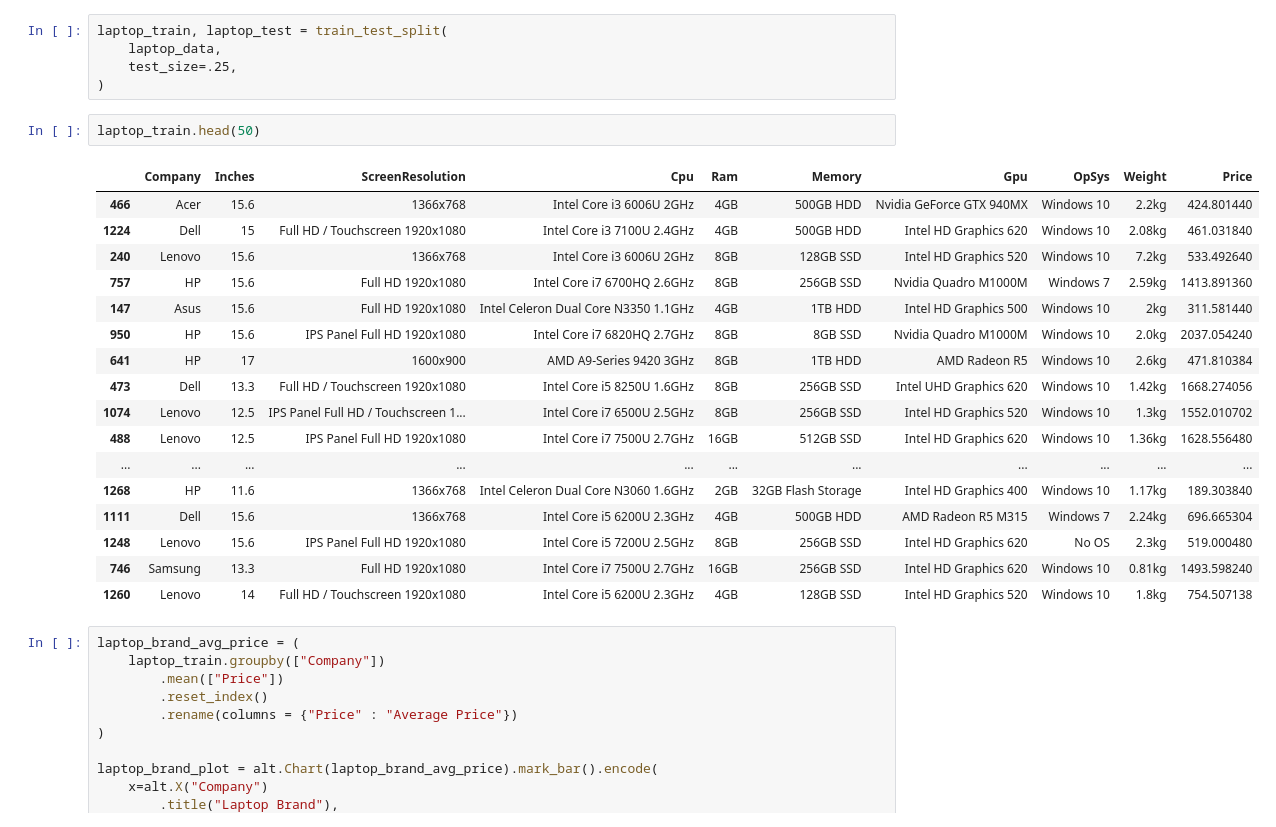
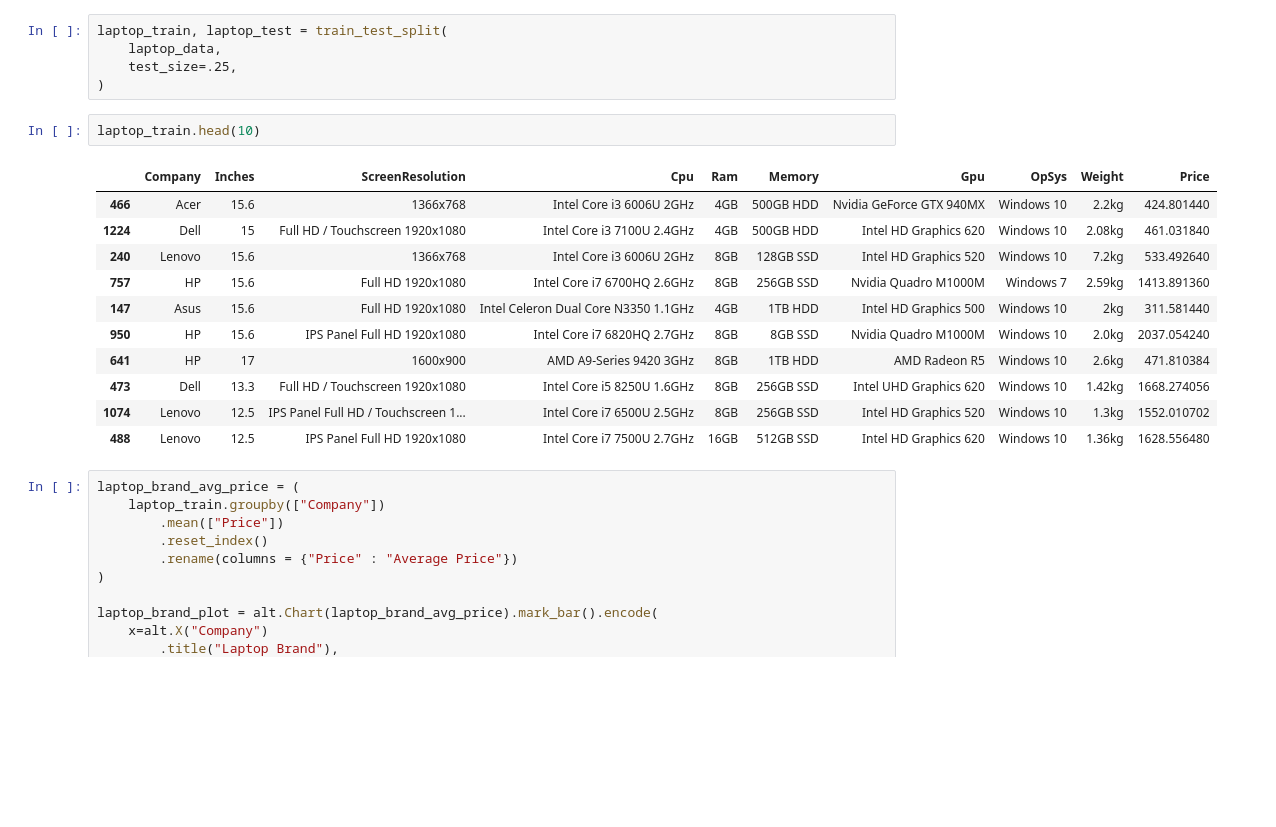
Before and after one commit to fyip3/ds_project, a Jupyter notebook: code/Proposal/Proposal.ipynb, the cells around one changed output. Saved outputs shown, nothing was run; the diff lists cells and outputs as text; blank space fills up the shorter version.

```diff
--- a/code/Proposal/Proposal.ipynb
+++ b/code/Proposal/Proposal.ipynb
@@ -80,25 +64,19 @@ laptop_train, laptop_test = train_test_split(
     test_size=.25,
 )
 # %%
-laptop_train.head(50)
+laptop_train.head(10)
 # %% [output]
 |  | Company | Inches | ScreenResolution | Cpu | Ram | Memory | Gpu | OpSys | Weight | Price |
 | 466 | Acer | 15.6 | 1366x768 | Intel Core i3 6006U 2GHz | 4GB | 500GB HDD | Nvidia GeForce GTX 940MX | Windows 10 | 2.2kg | 424.801440 |
 | 1224 | Dell | 15 | Full HD / Touchscreen 1920x1080 | Intel Core i3 7100U 2.4GHz | 4GB | 500GB HDD | Intel HD Graphics 620 | Windows 10 | 2.08kg | 461.031840 |
 | 240 | Lenovo | 15.6 | 1366x768 | Intel Core i3 6006U 2GHz | 8GB | 128GB SSD | Intel HD Graphics 520 | Windows 10 | 7.2kg | 533.492640 |
 | 757 | HP | 15.6 | Full HD 1920x1080 | Intel Core i7 6700HQ 2.6GHz | 8GB | 256GB SSD | Nvidia Quadro M1000M | Windows 7 | 2.59kg | 1413.891360 |
 | 147 | Asus | 15.6 | Full HD 1920x1080 | Intel Celeron Dual Core N3350 1.1GHz | 4GB | 1TB HDD | Intel HD Graphics 500 | Windows 10 | 2kg | 311.581440 |
 | 950 | HP | 15.6 | IPS Panel Full HD 1920x1080 | Intel Core i7 6820HQ 2.7GHz | 8GB | 8GB SSD | Nvidia Quadro M1000M | Windows 10 | 2.0kg | 2037.054240 |
 | 641 | HP | 17 | 1600x900 | AMD A9-Series 9420 3GHz | 8GB | 1TB HDD | AMD Radeon R5 | Windows 10 | 2.6kg | 471.810384 |
 | 473 | Dell | 13.3 | Full HD / Touchscreen 1920x1080 | Intel Core i5 8250U 1.6GHz | 8GB | 256GB SSD | Intel UHD Graphics 620 | Windows 10 | 1.42kg | 1668.274056 |
 | 1074 | Lenovo | 12.5 | IPS Panel Full HD / Touchscreen 1... | Intel Core i7 6500U 2.5GHz | 8GB | 256GB SSD | Intel HD Graphics 520 | Windows 10 | 1.3kg | 1552.010702 |
 | 488 | Lenovo | 12.5 | IPS Panel Full HD 1920x1080 | Intel Core i7 7500U 2.7GHz | 16GB | 512GB SSD | Intel HD Graphics 620 | Windows 10 | 1.36kg | 1628.556480 |
-| ... | ... | ... | ... | ... | ... | ... | ... | ... | ... | ... |
-| 1268 | HP | 11.6 | 1366x768 | Intel Celeron Dual Core N3060 1.6GHz | 2GB | 32GB Flash Storage | Intel HD Graphics 400 | Windows 10 | 1.17kg | 189.303840 |
-| 1111 | Dell | 15.6 | 1366x768 | Intel Core i5 6200U 2.3GHz | 4GB | 500GB HDD | AMD Radeon R5 M315 | Windows 7 | 2.24kg | 696.665304 |
-| 1248 | Lenovo | 15.6 | IPS Panel Full HD 1920x1080 | Intel Core i5 7200U 2.5GHz | 8GB | 256GB SSD | Intel HD Graphics 620 | No OS | 2.3kg | 519.000480 |
-| 746 | Samsung | 13.3 | Full HD 1920x1080 | Intel Core i7 7500U 2.7GHz | 16GB | 256GB SSD | Intel HD Graphics 620 | Windows 10 | 0.81kg | 1493.598240 |
-| 1260 | Lenovo | 14 | Full HD / Touchscreen 1920x1080 | Intel Core i5 6200U 2.3GHz | 4GB | 128GB SSD | Intel HD Graphics 520 | Windows 10 | 1.8kg | 754.507138 |
 # %%
 laptop_brand_avg_price = (
     laptop_train.groupby(["Company"])
```
Also changed, not shown: parts of 8 cells of this notebook.
